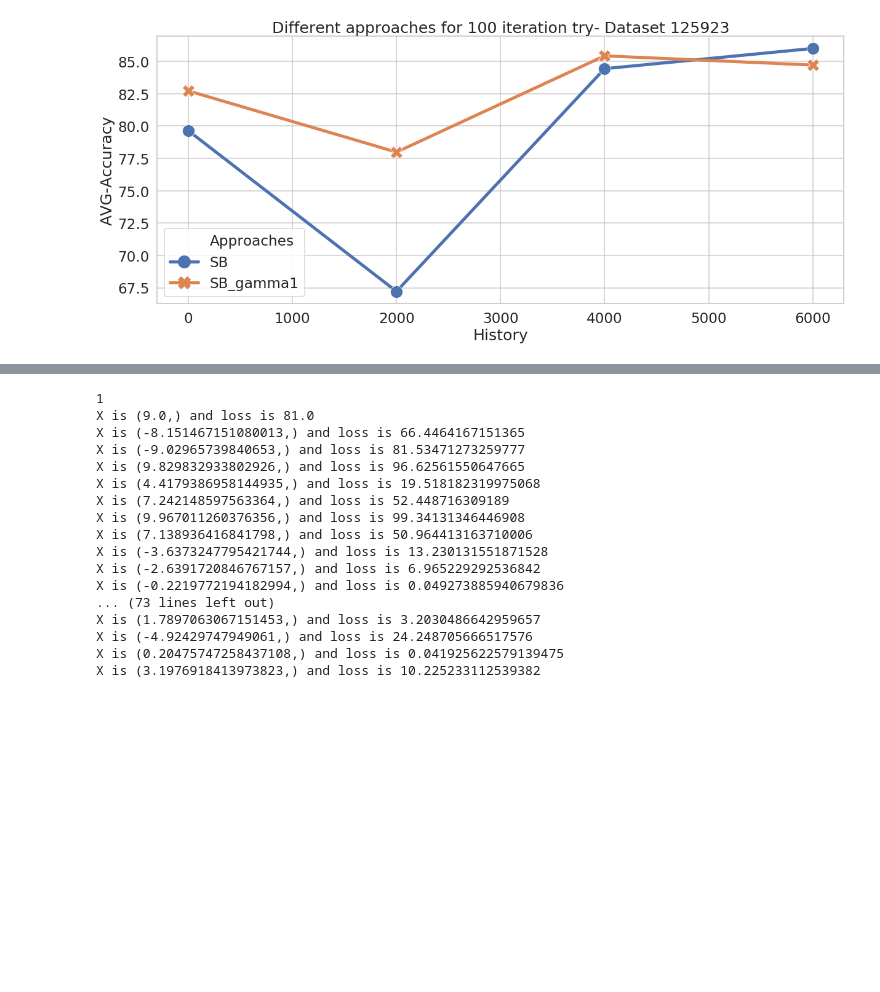
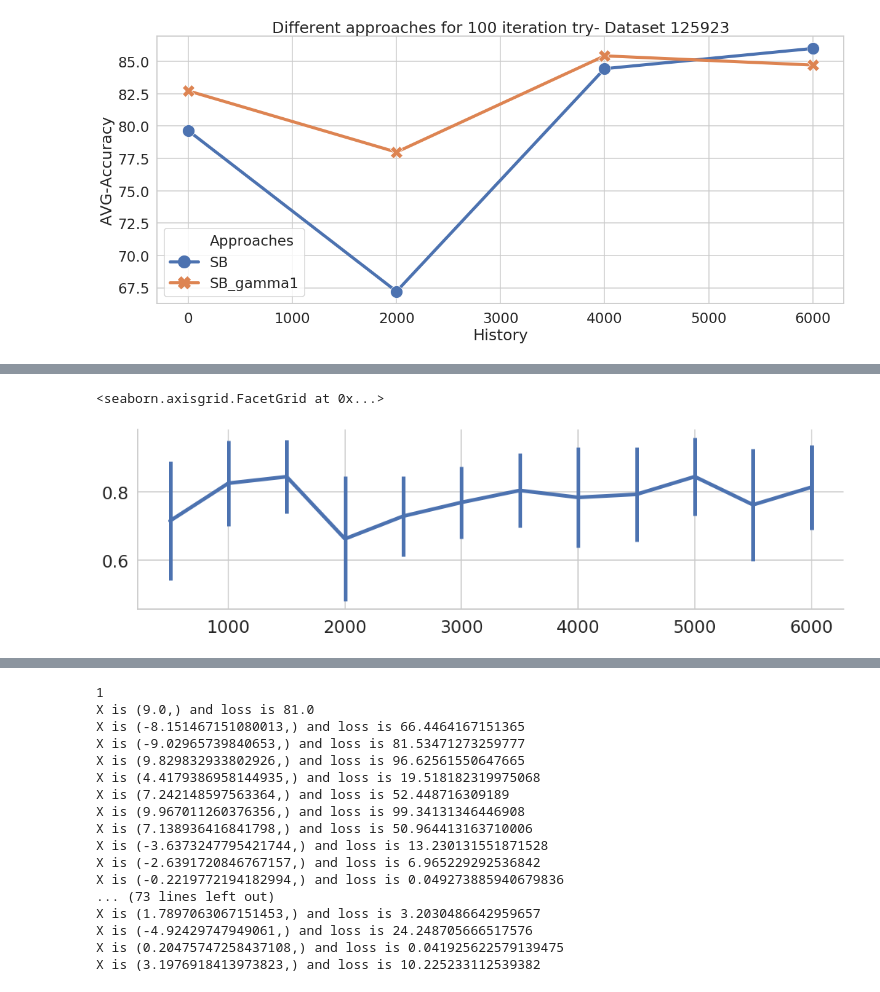
Before and after one commit to Milad-abbaszadeh/hyperopt, a Jupyter notebook: ipythons/Result_in_all_datasets.ipynb, the cells around one changed output, grey strips where cells are left out. Drawn from its saved outputs; the diff is of its cells as text; code cells hidden in the pictures; blank space fills up the shorter version.

```diff
--- a/ipythons/Result_in_all_datasets.ipynb
+++ b/ipythons/Result_in_all_datasets.ipynb
@@ -240,0 +285,10 @@ Text(0.5, 1.0, 'Different approaches for 100 iteration try- Dataset 125923')
+# %%
+
+g = sns.FacetGrid(pd3kmeasn,height=5,aspect=3)
+
+ax = g.map(plt.errorbar, "History", "AVG-Accuracy", "std")
+
+ax.set(xlabel="", ylabel="")
+# %% [output]
+<seaborn.axisgrid.FacetGrid at 0x...>
+[figure, added]
```
Also changed, not shown: parts of 11 cells of this notebook, 34 other files.
